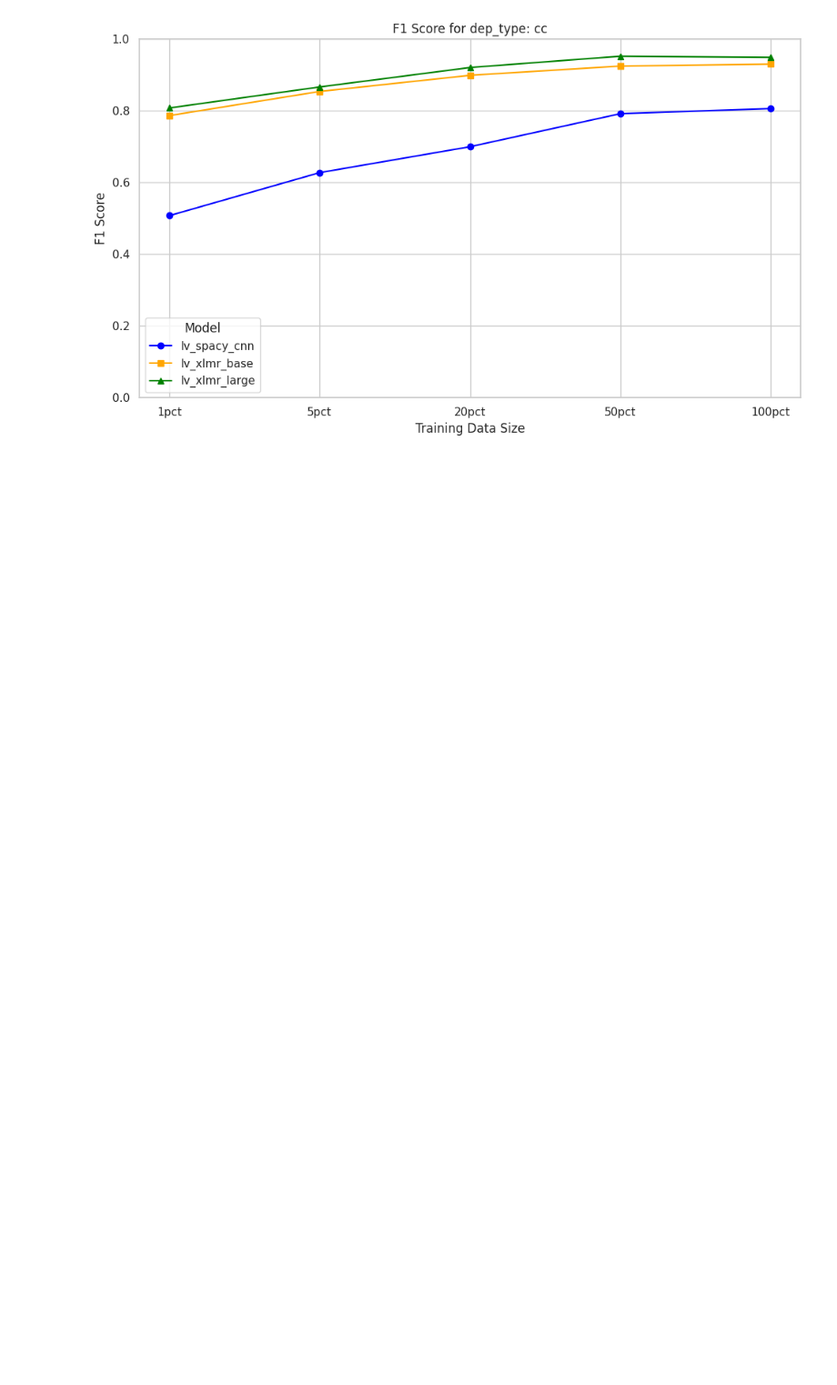
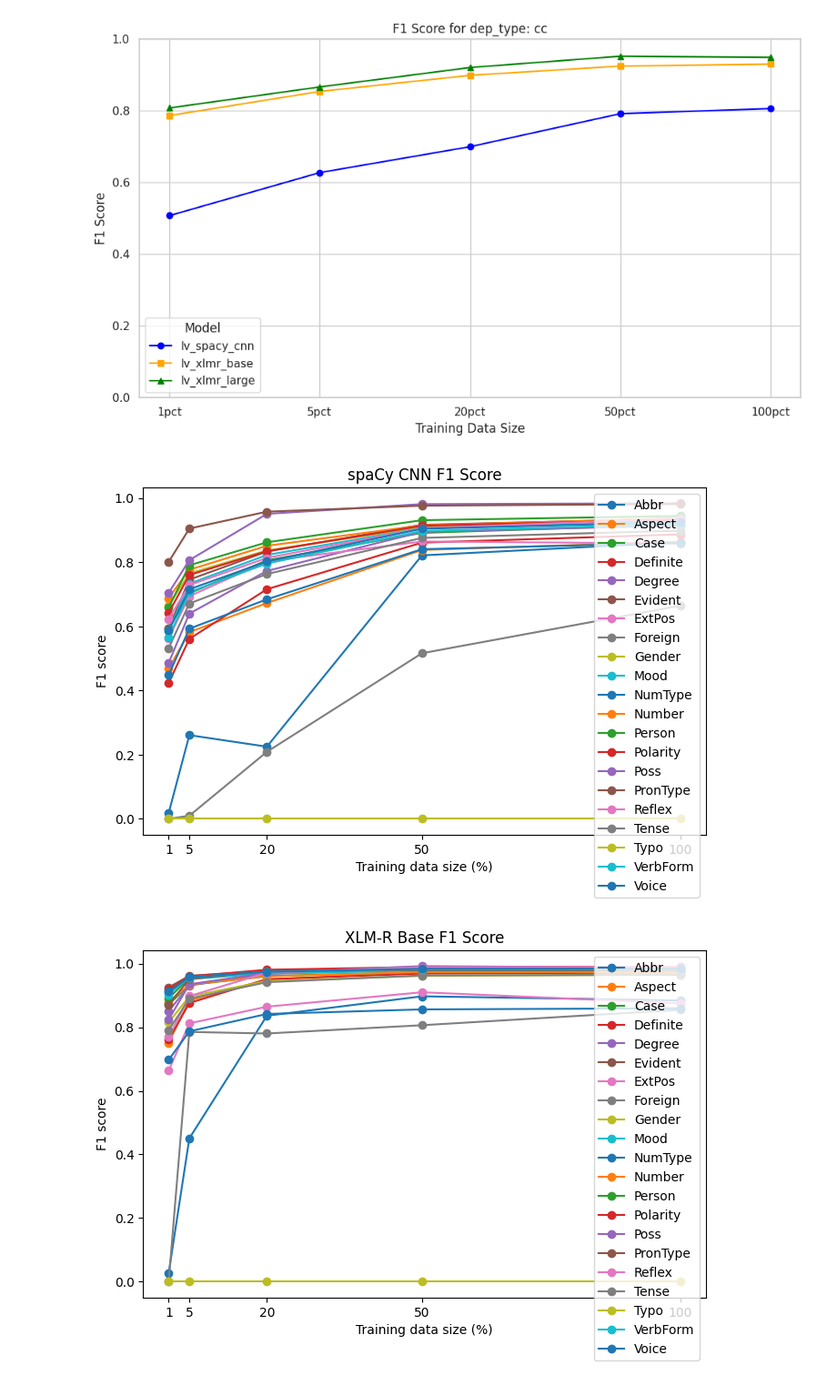
Before and after one commit to JesseLau24/Fengdi_Huang_Master_Thesis_Repo, a Jupyter notebook: 2_visualization_overall.ipynb, the cells around one changed output. Shown at 91% size. Cells and saved outputs as stored; diff of their text form; code cells hidden in the pictures; blank space fills up the shorter version.

Commit message:
updated with fine_grain_morphological analysis per feature visualization and I need to work late again today!

```diff
--- a/2_visualization.ipynb
+++ b/2_visualization_overall.ipynb
@@ -643,3 +643,57 @@ for dep in dep_types:
 [figure]
 [figure]
 [figure]
+# %%
+import pandas as pd
+import matplotlib.pyplot as plt
+
+# ===== 1. Load CSV =====
+CSV_PATH = "Summary_CSVs/evaluation_morph_per_feat.csv"
+df = pd.read_csv(CSV_PATH)
+
+# ===== 2. Extract data scale from model name =====
+def extract_data_pct(model_name):
+    if model_name.endswith("1pct"):
+        return 1
+    if model_name.endswith("5pct"):
+        return 5
+    if model_name.endswith("20pct"):
+        return 20
+    if model_name.endswith("50pct"):
+        return 50
+    if model_name.endswith("100pct"):
+        return 100
+    return None
+
+df["data_pct"] = df["model"].apply(extract_data_pct)
+
+# ===== 3. Define model groups =====
+model_groups = {
+    "spaCy CNN": df[df["model"].str.contains("spacy_cnn")],
+    "XLM-R Base": df[df["model"].str.contains("xlm") & df["model"].str.contains("base")],
+    "XLM-R Large": df[df["model"].str.contains("xlm") & df["model"].str.contains("large")]
+}
+
+# ===== 4. Plot learning curves =====
+for title, subdf in model_groups.items():
+    plt.figure(figsize=(7, 5))
+
+    for feature, feat_df in subdf.groupby("feature"):
+        feat_df = feat_df.sort_values("data_pct")
+        plt.plot(
+            feat_df["data_pct"],
+            feat_df["f"],
+            marker="o",
+            label=feature
+        )
+
+    plt.xlabel("Training data size (%)")
+    plt.ylabel("F1 score")
+    plt.title(title + " F1 Score")
+    plt.xticks([1, 5, 20, 50, 100])
+    plt.legend()
+    plt.tight_layout()
+    plt.show()
+# %% [output]
+[figure, added]
+[figure, added]
```
Also changed, not shown: parts of 3 cells of this notebook, 1 other file.
